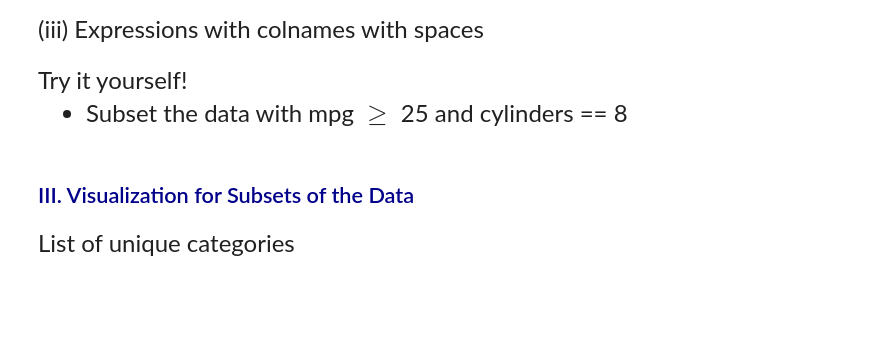
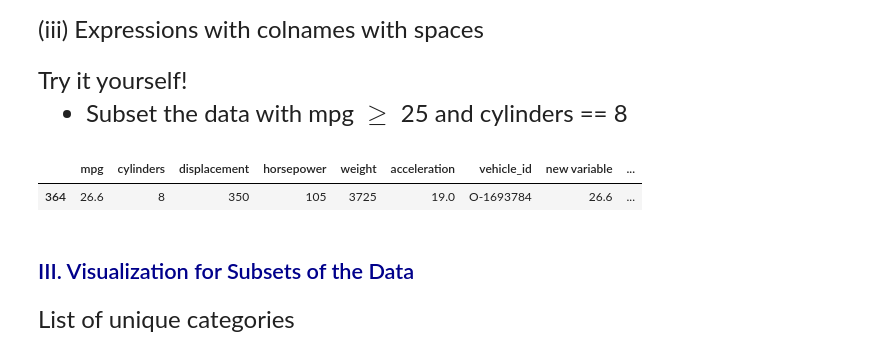
Before and after one commit to ns-24/qtm151spring2024, a Jupyter notebook: lecture_10/lecture_10a - Subsetting data.ipynb, the cells around one changed output. Cells and saved outputs as stored; diff of their text form; code cells hidden in the pictures; blank space fills up the shorter version.

```diff
--- a/lecture_10/lecture_10a - Subsetting data.ipynb
+++ b/lecture_10/lecture_10a - Subsetting data.ipynb
@@ -254,6 +462,10 @@ Try it yourself!
 -  Subset the data with mpg $\ge$ 25 and cylinders == 8
 # %%
 # Write your own code here
+carfeatures.query(("mpg >= 25 and cylinders ==8"))
+# %% [output]
+|  | mpg | cylinders | displacement | horsepower | weight | acceleration | vehicle_id | new variable | ... |
+| 364 | 26.6 | 8 | 350 | 105 | 3725 | 19.0 | O-1693784 | 26.6 | ... |
 # %% [markdown]
 ## <span style="color:darkblue"> III. Visualization for Subsets of the Data </span>
 # %% [markdown]
```
Also changed, not shown: parts of 22 cells of this notebook, 7 other files.
